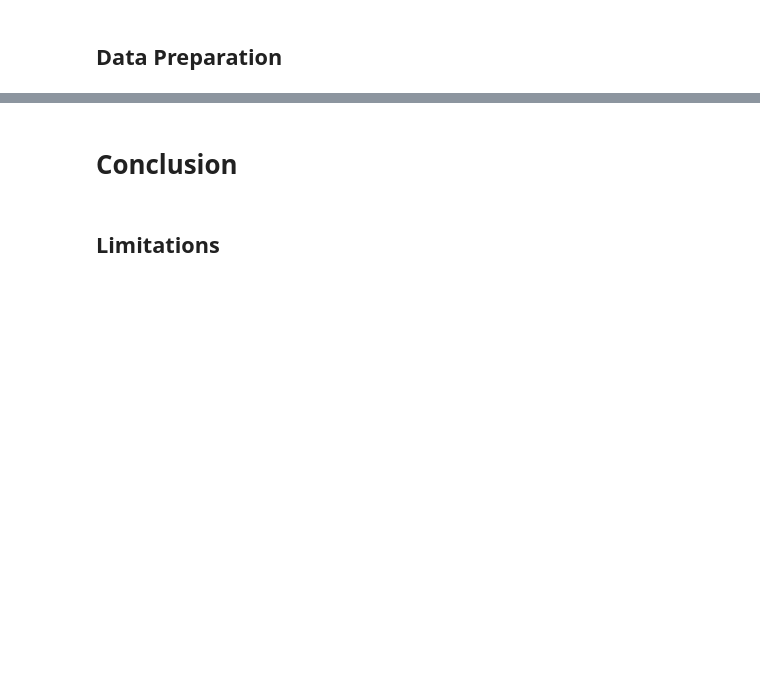
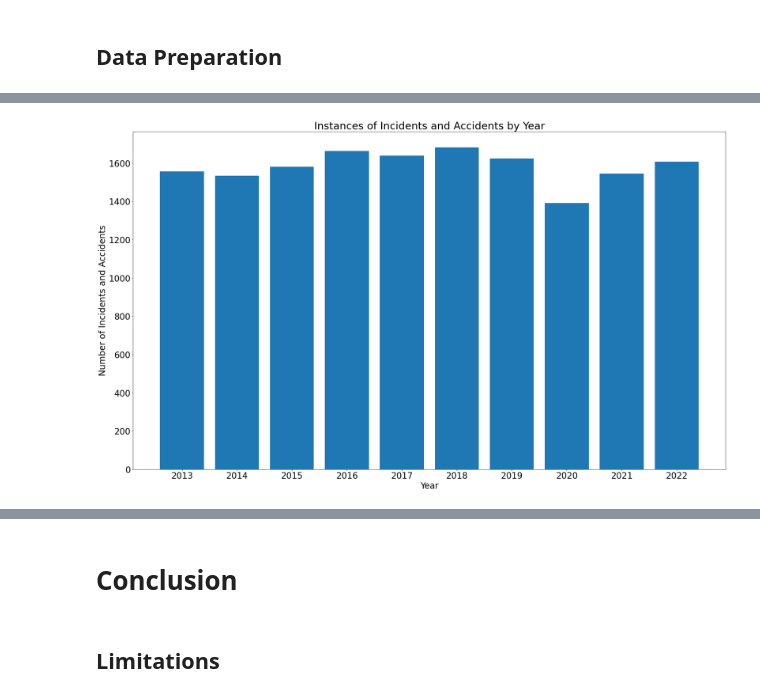
Before and after one commit to MattLeRoi/Aircraft_Safety, a Jupyter notebook: Aircraft safety.ipynb, the cells around one changed output, grey strips where cells are left out. Saved outputs shown, nothing was run; the diff lists cells and outputs as text; code cells hidden in the pictures; blank space fills up the shorter version.

```diff
--- a/Aircraft safety.ipynb
+++ b/Aircraft safety.ipynb
@@ -6,0 +124,4 @@
+# %%
+index_to_remove = reduced_df[ (reduced_df['Investigation.Type'] != 'Accident') & (reduced_df['Investigation.Type'] != 'Incident') ].index
+reduced_df.drop(index_to_remove, inplace=True)
+assert reduced_df['Investigation.Type'].value_counts().sum() == 88889
@@ -6,0 +131,4 @@
+# %%
+# Format Event.Date as date and trim to only count recent data (the last 10 complete years)
+reduced_df['Event.Date'] = pd.to_datetime(reduced_df['Event.Date'])
+reduced_df = reduced_df[reduced_df['Event.Date'] > '2013-1-1'].copy()
@@ -8,0 +273,15 @@
+# %%
+for_plotting = reduced_df.groupby(reduced_df['Event.Date'].dt.year).count()
+x = for_plotting.index
+y = for_plotting['Event.Date']
+plt.figure(figsize=(25, 15))
+plt.bar(x, y)
+plt.xlabel("Year")
+plt.ylabel("Number of Incidents and Accidents")
+plt.title("Instances of Incidents and Accidents by Year")
+plt.xticks(np.arange(len(x))+2013)
+plt.tight_layout()
+plt.rcParams['font.size'] = 24
+plt.show()
+# %% [output]
+[figure, added]
```
Also changed, not shown: parts of 26 cells of this notebook, 4 other files.
